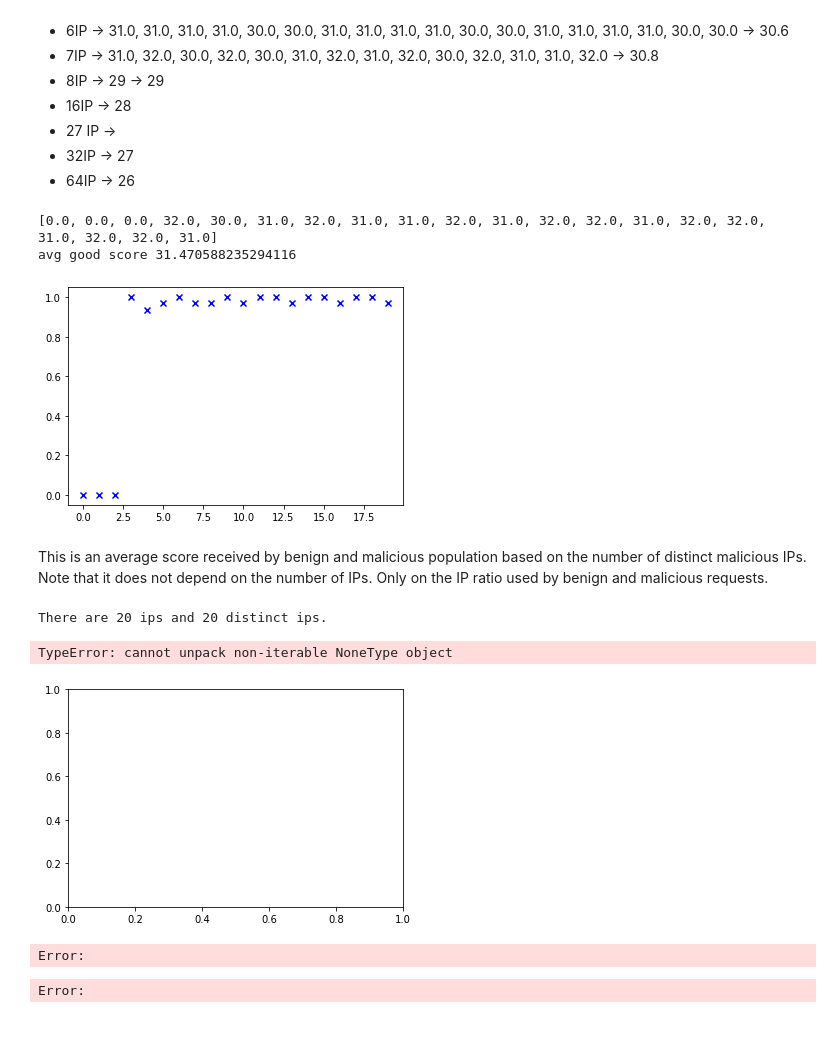
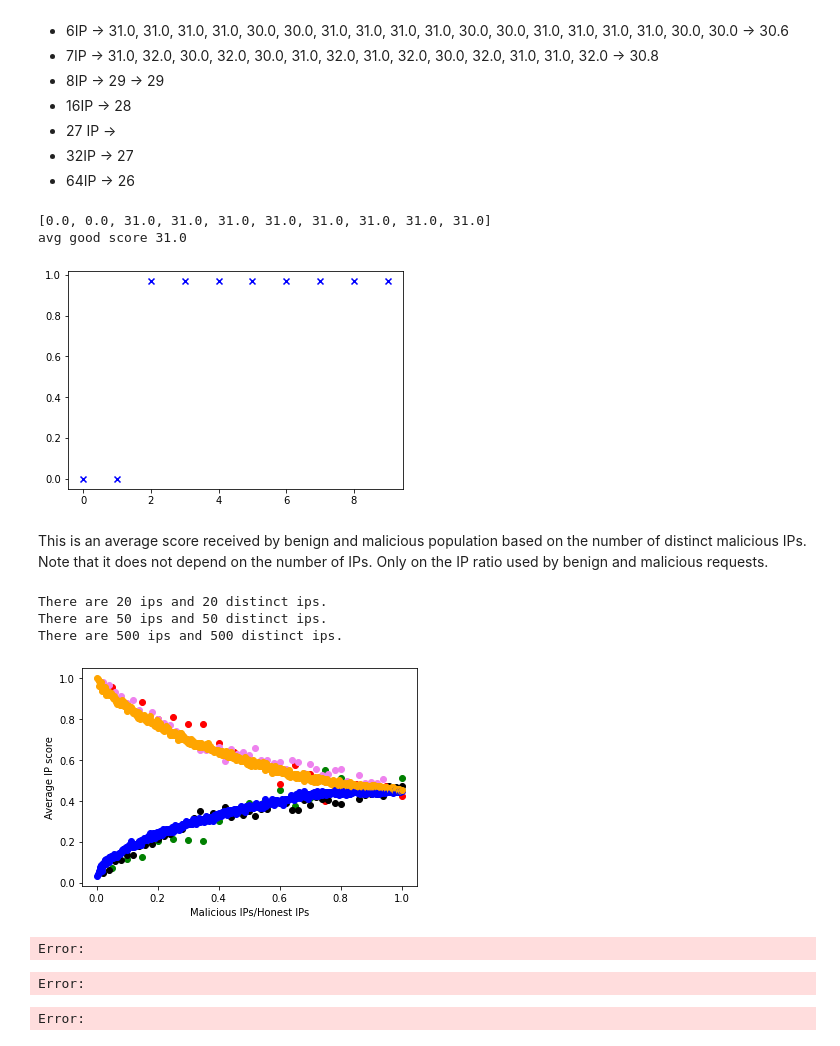
Before and after one commit to datahop/p2p-service-discovery, a Jupyter notebook: service-discovery/simulator_python/ip_score_problem.ipynb, the cells around one changed output. Saved outputs shown, nothing was run; the diff lists cells and outputs as text; code cells hidden in the pictures.

Commit message:
fixing ip score

```diff
--- a/service-discovery/simulator_python/ip_score_problem.ipynb
+++ b/service-discovery/simulator_python/ip_score_problem.ipynb
@@ -130,7 +130,7 @@ This is what happens when "malicious" requests use only 1 IP address. They get a
 import random
 from TreeMichal import *
 
-ips = generate_IPs(50)
+ips = generate_IPs(10)
 malicious_ips_num = 1
 malicious_ips = set()
 while(len(malicious_ips) < malicious_ips_num):
@@ -168,8 +168,8 @@ Increasing the number of different IPs used by the malicious requests makes the
 import random
 from TreeMichal import *
 
-ips = generate_IPs(50)
-malicious_ips_num = 10
+ips = generate_IPs(20)
+malicious_ips_num = 2
 malicious_ips = set()
 while(len(malicious_ips) < malicious_ips_num):
     malicious_ips.add(ips[random.randint(0, len(ips)-1)])
@@ -216,7 +216,7 @@ avg bad score 0.804375
 # %%
 from TreeMichal import *
 
-ips = generate_IPs(3)
+ips = generate_IPs(2)
 tree = TreeMichal()
 #plotting
 fig = plt.figure()
@@ -237,9 +237,9 @@ print(good_scores)
 print("avg good score", sum(good_scores[len(ips):])/len(good_scores[len(ips):]))
 plt.show()
 # %% [output]
-[0.0, 0.0, 0.0, 32.0, 30.0, 31.0, 32.0, 31.0, 31.0, 32.0, 31.0, 32.0, 32.0, 31.0, 32.0, 32.0, 31.0, 32.0, 32.0, 31.0]
-avg good score 31.470588235294116
+[0.0, 0.0, 31.0, 31.0, 31.0, 31.0, 31.0, 31.0, 31.0, 31.0]
+avg good score 31.0
-[figure, old version]
+[figure, new version]
 # %% [markdown]
 This is an average score received by benign and malicious population based on the number of distinct malicious IPs. Note that it does not depend on the number of IPs. Only on the IP ratio used by benign and malicious requests.
 # %%
@@ -256,7 +256,6 @@ def compare_average_score(ip_num, ax, benign_color, malicious_color):
     print("There are",len(ips), "ips and", len(set(ips)), "distinct ips.")
     x, y_good, y_malicious = [], [], []
     for malicious_ips_num in range(1, len(ips)+1):
-        return
         tree = TreeMichal()
         scores = []
         counter = 0
@@ -269,35 +268,36 @@ def compare_average_score(ip_num, ax, benign_color, malicious_color):
         malicious_ips = list(malicious_ips)
 
         for ip in ips:
             score,_ = tree.add(ip)
             good_scores.append(score)
 
             score,_ = tree.add(malicious_ips[counter % len(malicious_ips)])
             bad_scores.append(score)
             counter += 1
 
         ax.scatter(malicious_ips_num/len(ips), sum(good_scores)/len(good_scores), label='good', color=benign_color)
         ax.scatter(malicious_ips_num/len(ips), sum(bad_scores)/len(bad_scores), label='malicious', color=malicious_color)
         x.append(malicious_ips_num/len(ips))
         y_good.append(sum(good_scores)/len(good_scores))
         y_malicious.append(sum(bad_scores)/len(bad_scores))
     return x, y_good, y_malicious
 
 fig = plt.figure()
 ax = fig.add_subplot()
 x, y_good, y_malicious = compare_average_score(20, ax, 'green', 'red')
 x, y_good, y_malicious = compare_average_score(50, ax, 'black', 'violet')
 x, y_good, y_malicious = compare_average_score(500, ax, 'blue', 'orange')
 
 
 
 ax.set_xlabel('Malicious IPs/Honest IPs')
 ax.set_ylabel('Average IP score')
 plt.show()
 # %% [output]
 There are 20 ips and 20 distinct ips.
+There are 50 ips and 50 distinct ips.
+There are 500 ips and 500 distinct ips.
-TypeError: cannot unpack non-iterable NoneType object
-[figure, old version]
+[figure, new version]
 # %%
 
 from lmfit import Model
@@ -319,3 +319,4 @@ plt.show()
 # %% [output]
 Error:
 Error:
+Error:
```
Also changed, not shown: parts of 3 cells of this notebook.
